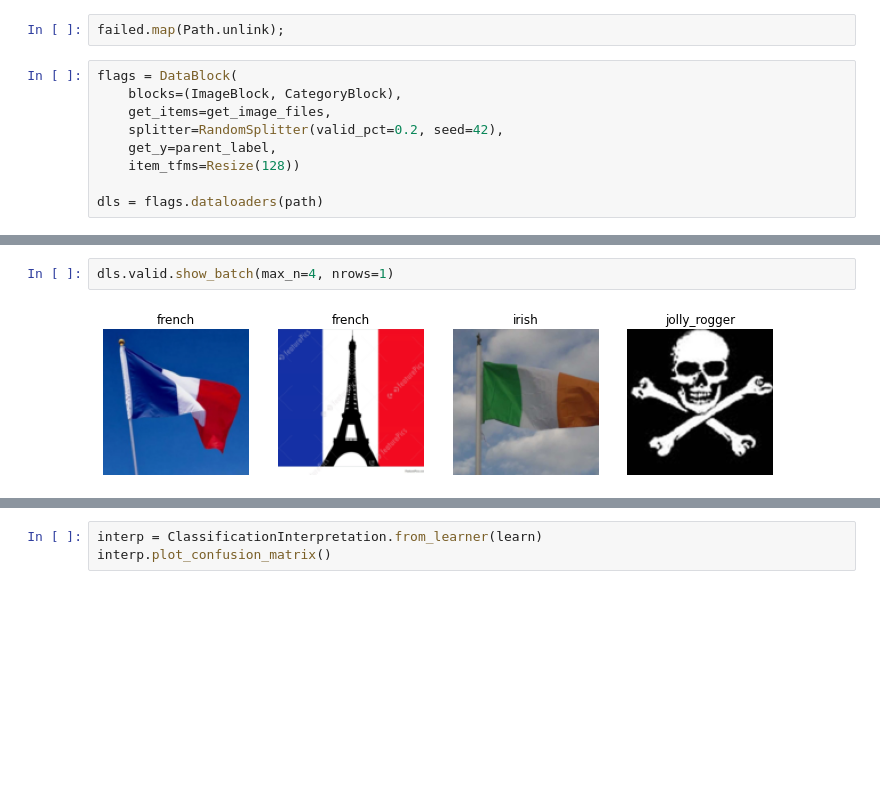
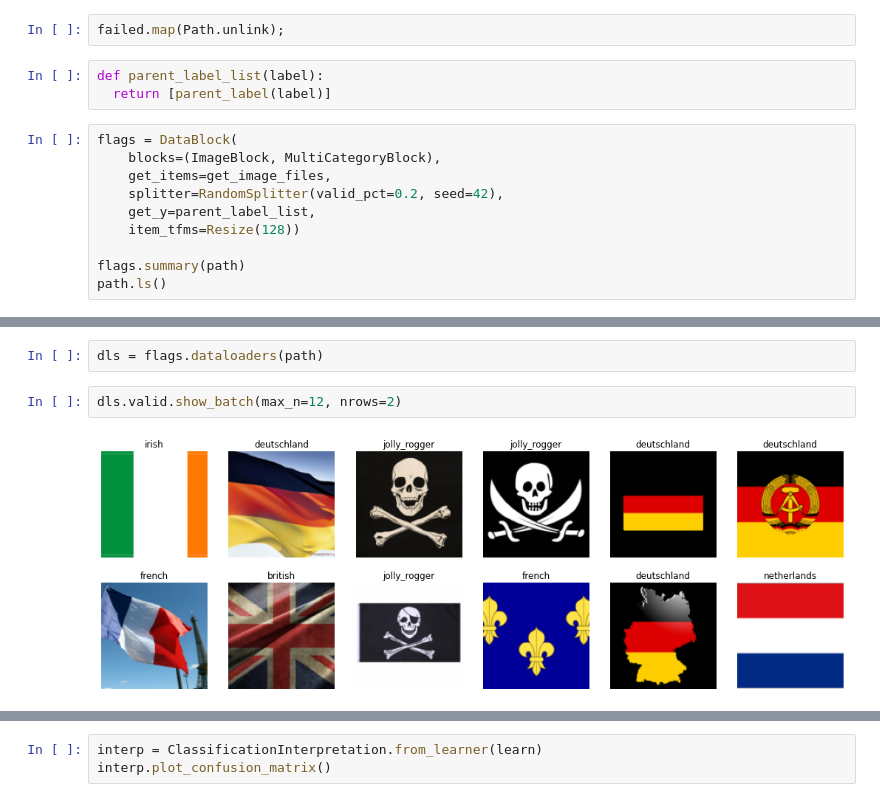
Before and after one commit to phoughton/ensign_multicat, a Jupyter notebook: ensign_multicat_trainer.ipynb, the cells around one changed output, grey strips where cells are left out. Cells and saved outputs as stored; diff of their text form; blank space fills up the shorter version.

Commit message:
Added multicategory setup, arbitrary threshold

```diff
--- a/ensign_multicat_trainer.ipynb
+++ b/ensign_multicat_trainer.ipynb
@@ -71,11 +59,15 @@ failed
 # %%
 failed.map(Path.unlink);
+# %%
+def parent_label_list(label):
+  return [parent_label(label)]
 # %%
 flags = DataBlock(
-    blocks=(ImageBlock, CategoryBlock),
+    blocks=(ImageBlock, MultiCategoryBlock),
     get_items=get_image_files,
     splitter=RandomSplitter(valid_pct=0.2, seed=42),
-    get_y=parent_label,
+    get_y=parent_label_list,
     item_tfms=Resize(128))
 
-dls = flags.dataloaders(path)
+flags.summary(path)
+path.ls()
@@ -82,5 +93,7 @@ dls = flags.dataloaders(path)
+# %%
+dls = flags.dataloaders(path)
 # %%
-dls.valid.show_batch(max_n=4, nrows=1)
+dls.valid.show_batch(max_n=12, nrows=2)
 # %% [output]
-[figure, old version]
+[figure, new version]
 # %%
```
Also changed, not shown: parts of 9 cells of this notebook.
